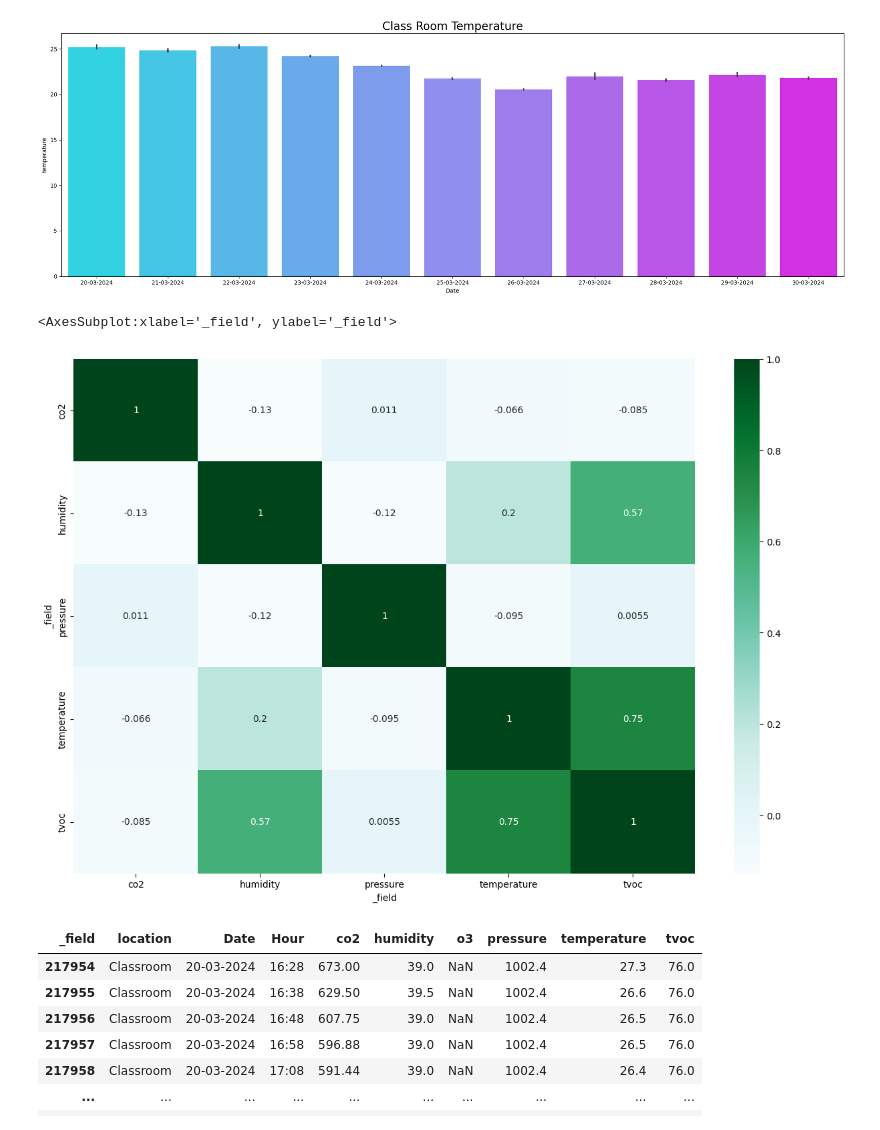
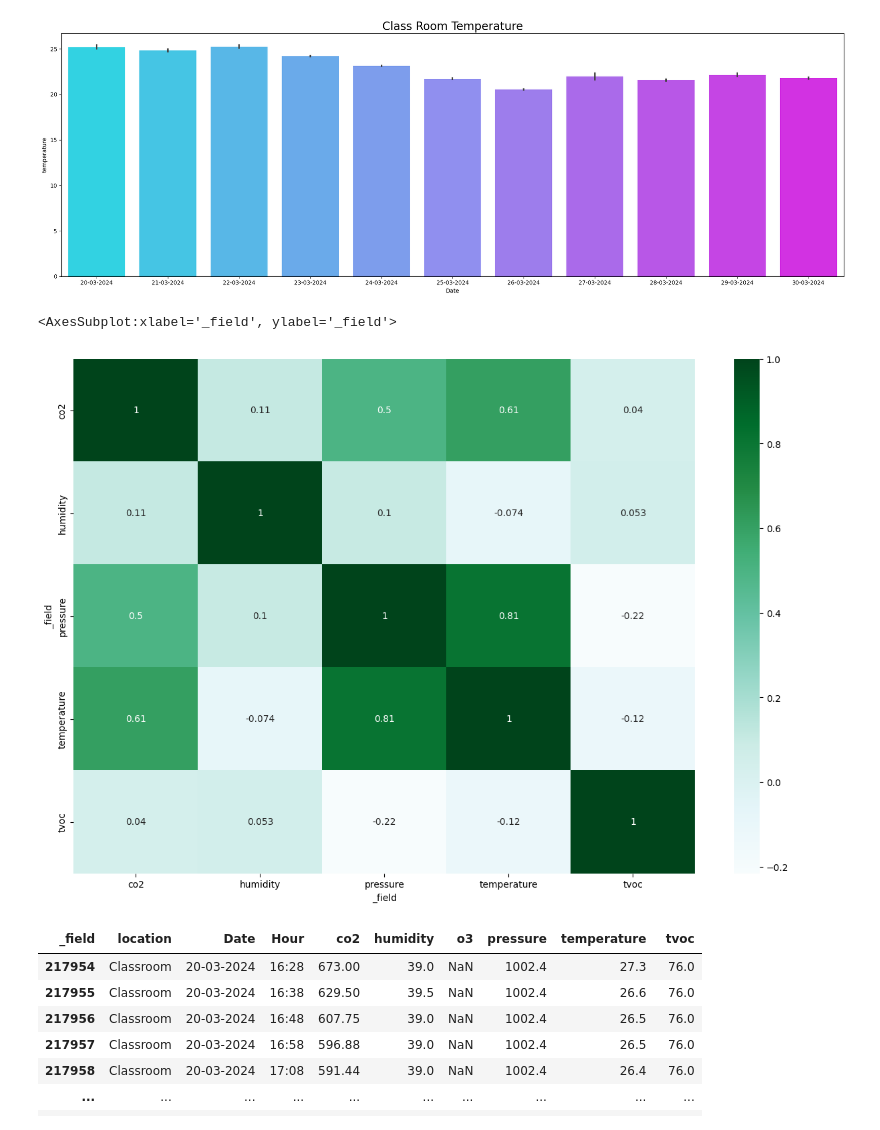
Before and after one commit to peremayolc/UAB_EnergyStudy, a Jupyter notebook: Recommender/recommendersys.ipynb, the cells around one changed output. Drawn from its saved outputs; the diff is of its cells as text; code cells hidden in the pictures.

```diff
--- a/Recommender/recommendersys.ipynb
+++ b/Recommender/recommendersys.ipynb
@@ -213,10 +185,10 @@ display_plot(Classroom, Classroom['Date'], Classroom['temperature'], "Class Room
 [figure]
 # %%
 plt.figure(figsize=(15, 10))
-sb.heatmap(Digital_Lab.drop(['o3'], axis=1).corr(), cmap='BuGn', annot=True)
+sb.heatmap(Classroom.drop(['o3'], axis=1).corr(), cmap='BuGn', annot=True)
 # %% [output]
 <AxesSubplot:xlabel='_field', ylabel='_field'>
-[figure, old version]
+[figure, new version]
 # %%
 Classroom
 # %% [output]
```
Also changed, not shown: parts of 5 cells of this notebook.
